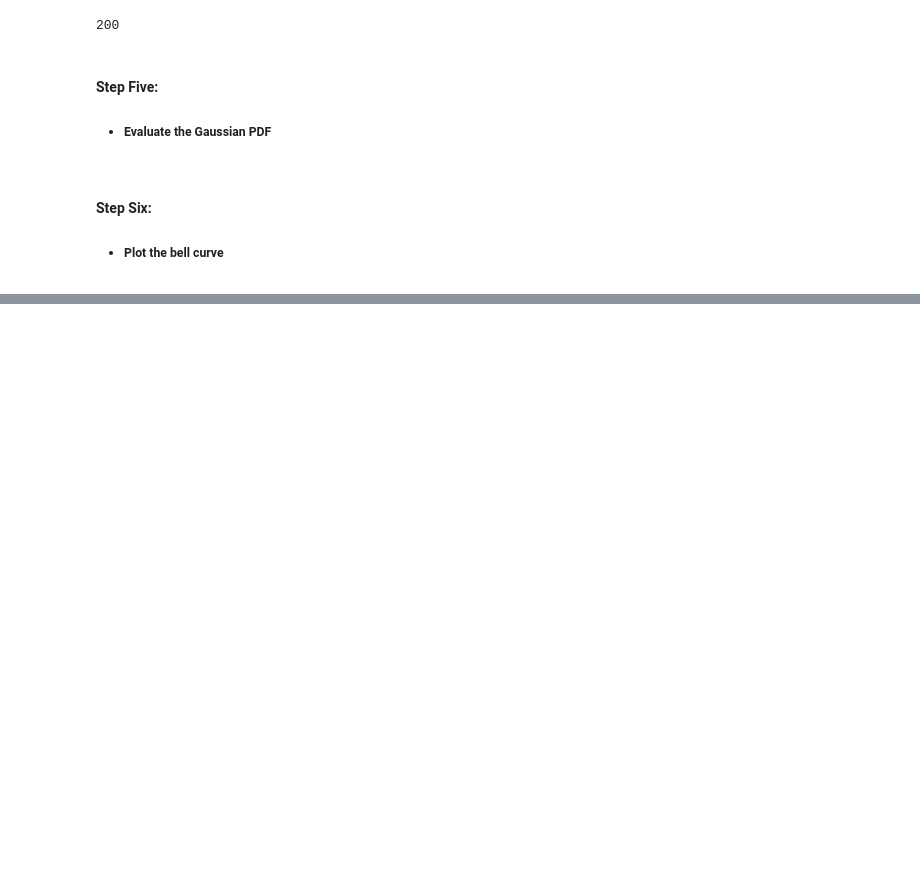
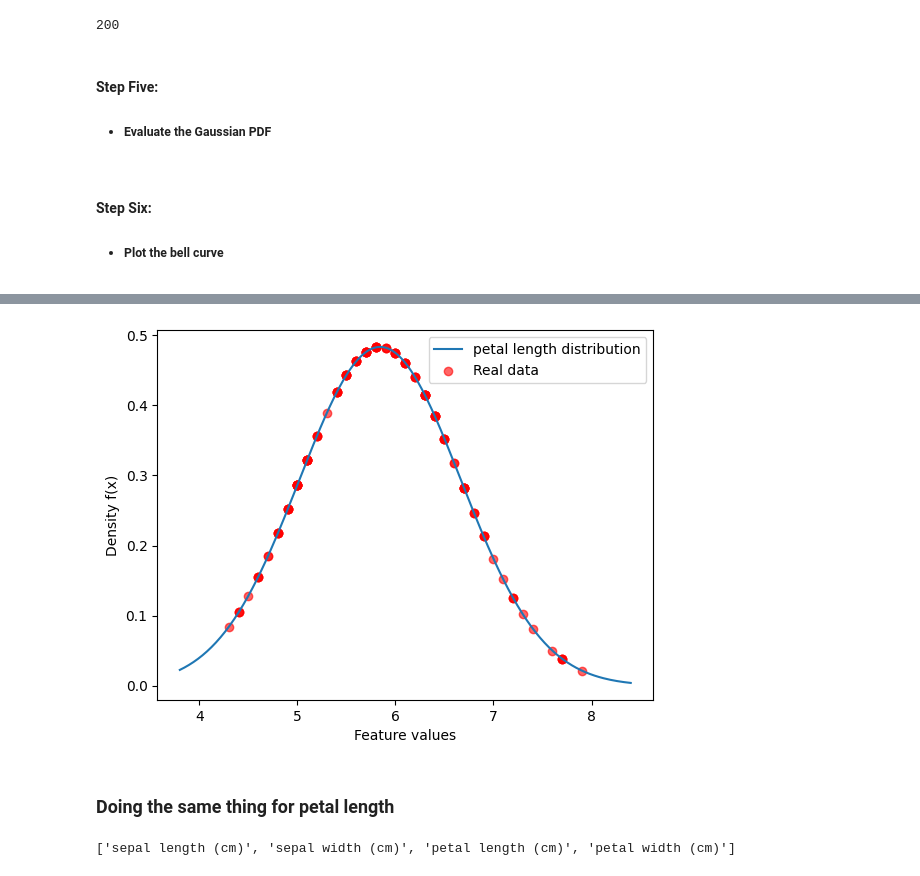
Before and after one commit to RenanAlves13/labs_machine_learning, a Jupyter notebook: Labs/lab1/lab1_extension_gaussian.ipynb, the cells around one changed output, grey strips where cells are left out. Drawn from its saved outputs; the diff is of its cells as text; code cells hidden in the pictures; blank space fills up the shorter version.

```diff
--- a/Labs/lab1/lab1_extension_gaussian.ipynb
+++ b/Labs/lab1/lab1_extension_gaussian.ipynb
@@ -65,8 +66,8 @@ print(iris.feature_names)
 
 - ##### Feature: sepal length
 # %%
-sepal = iris.data[:,1]
-print(type(sepal))
-print(sepal)
+sepal_length = iris.data[:,0]
+print(type(sepal_length))
+print(sepal_length)
 # %% [output]
 <class 'numpy.ndarray'>
@@ -149,0 +193,29 @@ plt.show()
+# %%
+x_range = np.linspace(sepal_length.min() - 0.5,
+                      sepal_length.max() + 0.5,
+                      200)
+# %%
+# Probability Density Function (PDF) da Normal
+pdf = (1 / (std_dev * np.sqrt(2 * np.pi))) * np.exp(- (x_range - mean)**2 / (2 * std_dev**2))
+# %%
+# PDF for setosa_sepal_length
+mean, std = np.mean(sepal_length), np.std(sepal_length)
+
+# PDF with real data
+y_points = norm.pdf(sepal_length, mean, std)
+
+plt.plot(x_range, pdf, label="petal length distribution")
+plt.scatter(sepal_length, y_points, color="red", alpha=0.6, label="Real data")
+plt.xlabel("Feature values")
+plt.ylabel("Density f(x)")
+plt.legend()
+plt.show()
+# %% [output]
+[figure, added]
+# %% [markdown]
+### Doing the same thing for **petal length**
+# %%
+print(iris.feature_names)
+petal_length = iris.data[:,2]
+# %% [output]
+['sepal length (cm)', 'sepal width (cm)', 'petal length (cm)', 'petal width (cm)']
```
Also changed, not shown: parts of 24 cells of this notebook.
